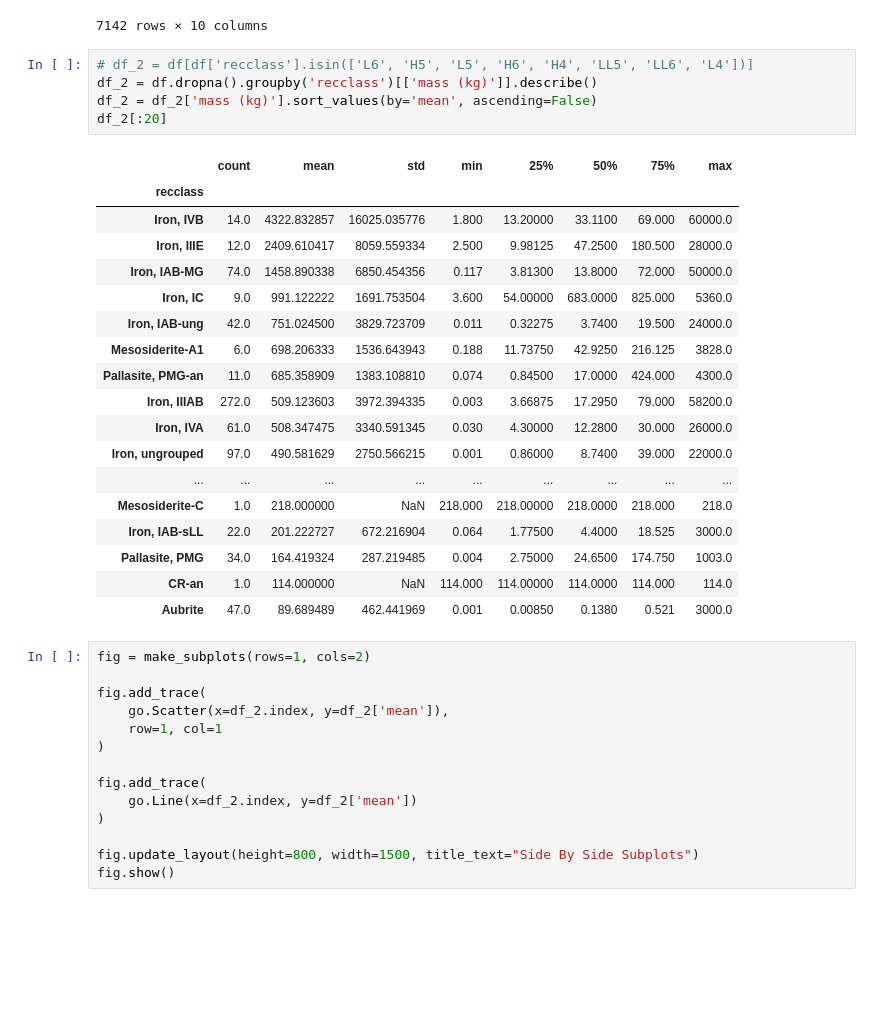
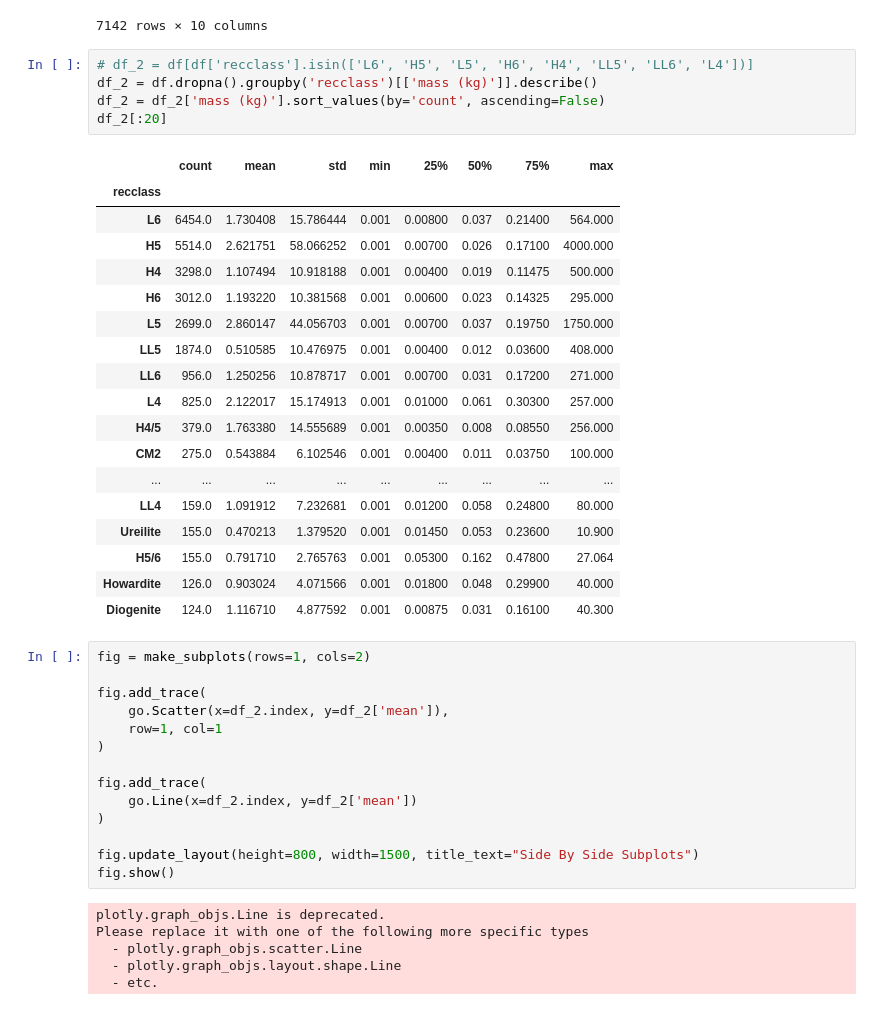
Before and after one commit to N0t10n/EDA_meteorite_landings, a Jupyter notebook: test.ipynb, the cells around one changed output. Saved outputs shown, nothing was run; the diff lists cells and outputs as text; blank space fills up the shorter version.

```diff
--- a/test.ipynb
+++ b/test.ipynb
@@ -103,27 +103,27 @@ df[df['recclass']=='H5']
 # %%
 # df_2 = df[df['recclass'].isin(['L6', 'H5', 'L5', 'H6', 'H4', 'LL5', 'LL6', 'L4'])]
 df_2 = df.dropna().groupby('recclass')[['mass (kg)']].describe()
-df_2 = df_2['mass (kg)'].sort_values(by='mean', ascending=False)
+df_2 = df_2['mass (kg)'].sort_values(by='count', ascending=False)
 df_2[:20]
 # %% [output]
 |  | count | mean | std | min | 25% | 50% | 75% | max |
 | recclass |  |  |  |  |  |  |  |  |
-| Iron, IVB | 14.0 | 4322.832857 | 16025.035776 | 1.800 | 13.20000 | 33.1100 | 69.000 | 60000.0 |
-| Iron, IIIE | 12.0 | 2409.610417 | 8059.559334 | 2.500 | 9.98125 | 47.2500 | 180.500 | 28000.0 |
-| Iron, IAB-MG | 74.0 | 1458.890338 | 6850.454356 | 0.117 | 3.81300 | 13.8000 | 72.000 | 50000.0 |
-| Iron, IC | 9.0 | 991.122222 | 1691.753504 | 3.600 | 54.00000 | 683.0000 | 825.000 | 5360.0 |
-| Iron, IAB-ung | 42.0 | 751.024500 | 3829.723709 | 0.011 | 0.32275 | 3.7400 | 19.500 | 24000.0 |
-| Mesosiderite-A1 | 6.0 | 698.206333 | 1536.643943 | 0.188 | 11.73750 | 42.9250 | 216.125 | 3828.0 |
-| Pallasite, PMG-an | 11.0 | 685.358909 | 1383.108810 | 0.074 | 0.84500 | 17.0000 | 424.000 | 4300.0 |
-| Iron, IIIAB | 272.0 | 509.123603 | 3972.394335 | 0.003 | 3.66875 | 17.2950 | 79.000 | 58200.0 |
-| Iron, IVA | 61.0 | 508.347475 | 3340.591345 | 0.030 | 4.30000 | 12.2800 | 30.000 | 26000.0 |
-| Iron, ungrouped | 97.0 | 490.581629 | 2750.566215 | 0.001 | 0.86000 | 8.7400 | 39.000 | 22000.0 |
+| L6 | 6454.0 | 1.730408 | 15.786444 | 0.001 | 0.00800 | 0.037 | 0.21400 | 564.000 |
+| H5 | 5514.0 | 2.621751 | 58.066252 | 0.001 | 0.00700 | 0.026 | 0.17100 | 4000.000 |
+| H4 | 3298.0 | 1.107494 | 10.918188 | 0.001 | 0.00400 | 0.019 | 0.11475 | 500.000 |
+| H6 | 3012.0 | 1.193220 | 10.381568 | 0.001 | 0.00600 | 0.023 | 0.14325 | 295.000 |
+| L5 | 2699.0 | 2.860147 | 44.056703 | 0.001 | 0.00700 | 0.037 | 0.19750 | 1750.000 |
+| LL5 | 1874.0 | 0.510585 | 10.476975 | 0.001 | 0.00400 | 0.012 | 0.03600 | 408.000 |
+| LL6 | 956.0 | 1.250256 | 10.878717 | 0.001 | 0.00700 | 0.031 | 0.17200 | 271.000 |
+| L4 | 825.0 | 2.122017 | 15.174913 | 0.001 | 0.01000 | 0.061 | 0.30300 | 257.000 |
+| H4/5 | 379.0 | 1.763380 | 14.555689 | 0.001 | 0.00350 | 0.008 | 0.08550 | 256.000 |
+| CM2 | 275.0 | 0.543884 | 6.102546 | 0.001 | 0.00400 | 0.011 | 0.03750 | 100.000 |
 | ... | ... | ... | ... | ... | ... | ... | ... | ... |
-| Mesosiderite-C | 1.0 | 218.000000 | NaN | 218.000 | 218.00000 | 218.0000 | 218.000 | 218.0 |
-| Iron, IAB-sLL | 22.0 | 201.222727 | 672.216904 | 0.064 | 1.77500 | 4.4000 | 18.525 | 3000.0 |
-| Pallasite, PMG | 34.0 | 164.419324 | 287.219485 | 0.004 | 2.75000 | 24.6500 | 174.750 | 1003.0 |
-| CR-an | 1.0 | 114.000000 | NaN | 114.000 | 114.00000 | 114.0000 | 114.000 | 114.0 |
-| Aubrite | 47.0 | 89.689489 | 462.441969 | 0.001 | 0.00850 | 0.1380 | 0.521 | 3000.0 |
+| LL4 | 159.0 | 1.091912 | 7.232681 | 0.001 | 0.01200 | 0.058 | 0.24800 | 80.000 |
+| Ureilite | 155.0 | 0.470213 | 1.379520 | 0.001 | 0.01450 | 0.053 | 0.23600 | 10.900 |
+| H5/6 | 155.0 | 0.791710 | 2.765763 | 0.001 | 0.05300 | 0.162 | 0.47800 | 27.064 |
+| Howardite | 126.0 | 0.903024 | 4.071566 | 0.001 | 0.01800 | 0.048 | 0.29900 | 40.000 |
+| Diogenite | 124.0 | 1.116710 | 4.877592 | 0.001 | 0.00875 | 0.031 | 0.16100 | 40.300 |
 # %%
 fig = make_subplots(rows=1, cols=2)
 
@@ -138,3 +138,9 @@ fig.add_trace(
 
 fig.update_layout(height=800, width=1500, title_text="Side By Side Subplots")
 fig.show()
+# %% [output]
+plotly.graph_objs.Line is deprecated.
+Please replace it with one of the following more specific types
+  - plotly.graph_objs.scatter.Line
+  - plotly.graph_objs.layout.shape.Line
+  - etc.
```
Also changed, not shown: parts of 9 cells of this notebook, 2 other files.
